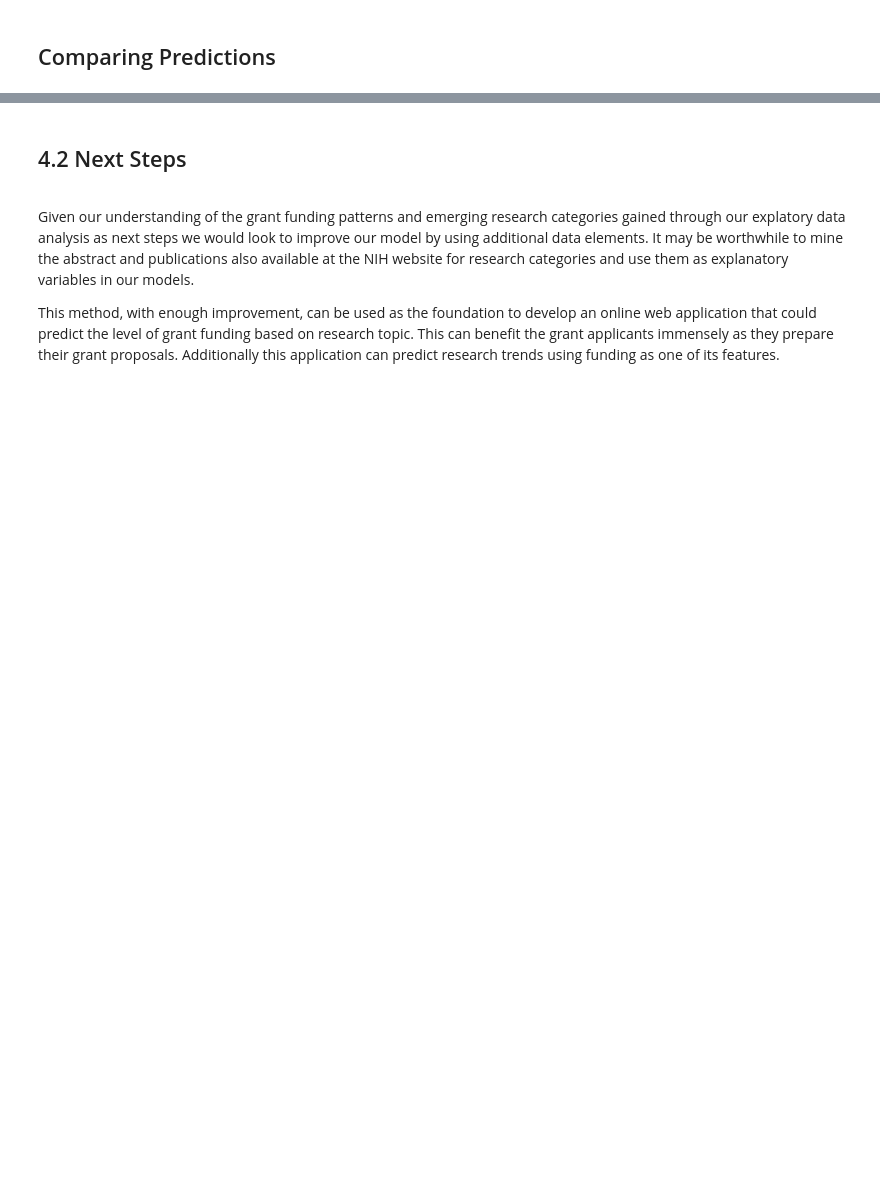
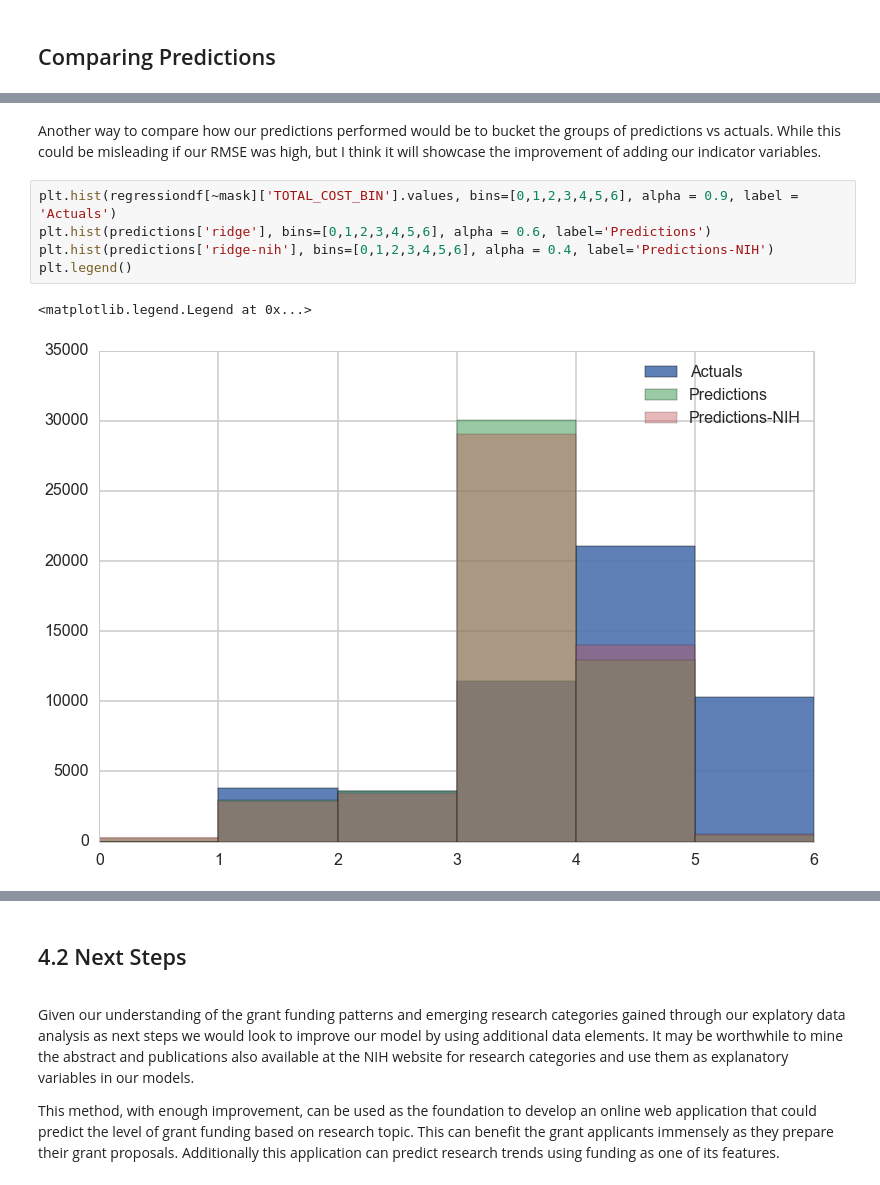
Before and after one commit to cs109NIH/eHealth, a Jupyter notebook: cs109Project_final.ipynb, the cells around one changed output, grey strips where cells are left out. Drawn from its saved outputs; the diff is of its cells as text; blank space fills up the shorter version.

```diff
--- a/cs109Project_final.ipynb
+++ b/cs109Project_final.ipynb
@@ -979,0 +1005,10 @@ Now we can compare between our initial regression model with out adding NIH_SPEN
+# %% [markdown]
+Another way to compare how our predictions performed would be to bucket the groups of predictions vs actuals.  While this could be misleading if our RMSE was high, but I think it will showcase the improvement of adding our indicator variables.
+# %%
+plt.hist(regressiondf[~mask]['TOTAL_COST_BIN'].values, bins=[0,1,2,3,4,5,6], alpha = 0.9, label = 'Actuals')
+plt.hist(predictions['ridge'], bins=[0,1,2,3,4,5,6], alpha = 0.6, label='Predictions')
+plt.hist(predictions['ridge-nih'], bins=[0,1,2,3,4,5,6], alpha = 0.4, label='Predictions-NIH')
+plt.legend()
+# %% [output]
+<matplotlib.legend.Legend at 0x...>
+[figure, added]
```
Also changed, not shown: parts of 39 cells of this notebook, 5 other files.
